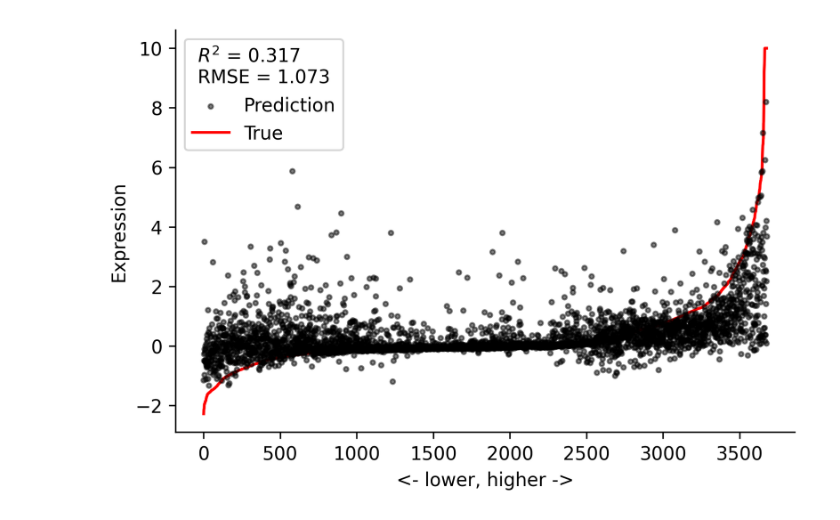
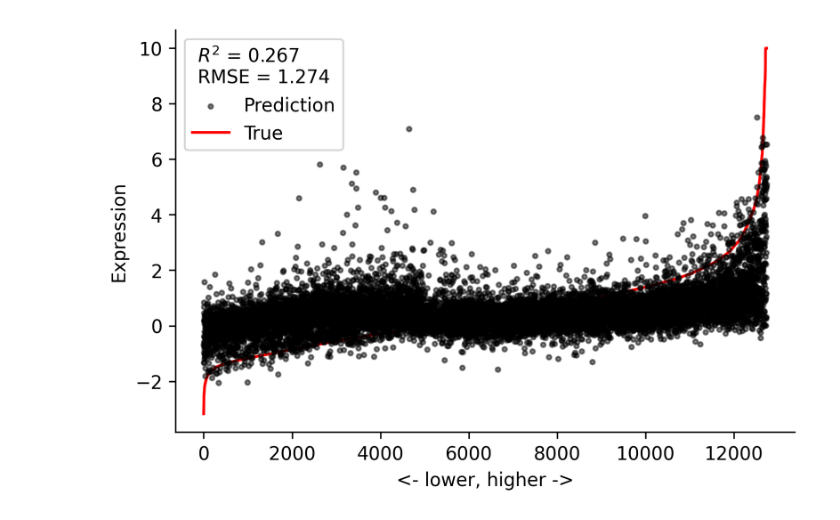
Before and after one commit to sevsorita/single_cell, a Jupyter notebook: notebooks/shap_gpu.ipynb, the cells around one changed output. Saved outputs shown, nothing was run; the diff lists cells and outputs as text; code cells hidden in the pictures.

```diff
--- a/notebooks/shap_gpu.ipynb
+++ b/notebooks/shap_gpu.ipynb
@@ -78,13 +343,6 @@ X_train.shape
+# %%
+sss = StratifiedShuffleSplit(n_splits=1, test_size=0.2, random_state=10)
+for train, validation in sss.split(metadata.patient_number, metadata.patient_number):
+    break
 # %%
-num_round = 500
-
-param = {
-    "eta": 0.05,
-    "max_depth": 10,
-    "tree_method": "gpu_hist",
-    'gpu_id': 0
-}
-
-# GPU accelerated training
-dtrain = xgb.DMatrix(X_train, label=y_train, feature_names=X_train.columns.to_list())
-%time model = xgb.train(param, dtrain,num_round)
+dtrain = xgb.DMatrix(X.iloc[train], label=Y[train], feature_names=X.columns.to_list())
@@ -93,0 +387,10 @@ Wall time: 10min 7s
+# %%
+num_round = 500
+
+param = {
+    "eta": 0.05,
+    "max_depth": 6,
+    'tree_method' : 'gpu_hist',
+    'gpu_id' : 0
+}
+%time model = xgb.train(param, dtrain,num_round)
@@ -95,7 +403,7 @@ Wall time: 10min 7s
 %%time
 # Compute shap values using GPU with xgboost
 # model.set_param({"predictor":"cpu_predictor"})
-model.set_param({"predictor": "gpu_predictor"})
-dtest = xgb.DMatrix(X_test, label=y_test, feature_names=X_test.columns.to_list())
+
+dtest = xgb.DMatrix(X.iloc[validation], label=Y[validation], feature_names=X.columns.to_list())
 y_pred = model.predict(dtest, pred_contribs=False)
 # %% [output]
@@ -104,15 +441,13 @@ Wall time: 1.11 s
 # %%
 fig, ax = plt.subplots(dpi=300)
-plot.plot_prediction(y_test,
+plot.plot_prediction(Y[validation],
                   y_pred,
                   cmap="nipy_spectral",
                   fig=fig,
-                  ax=ax
-#                  c=bp_cancer.split["patient_number_test"]
-                    )
+                  ax=ax)
 plt.show()
 # %% [output]
-[figure, old version]
+[figure, new version]
 # %%
 # Use the shap package
 import shap
```
Also changed, not shown: parts of 106 cells of this notebook, 2 other files.
